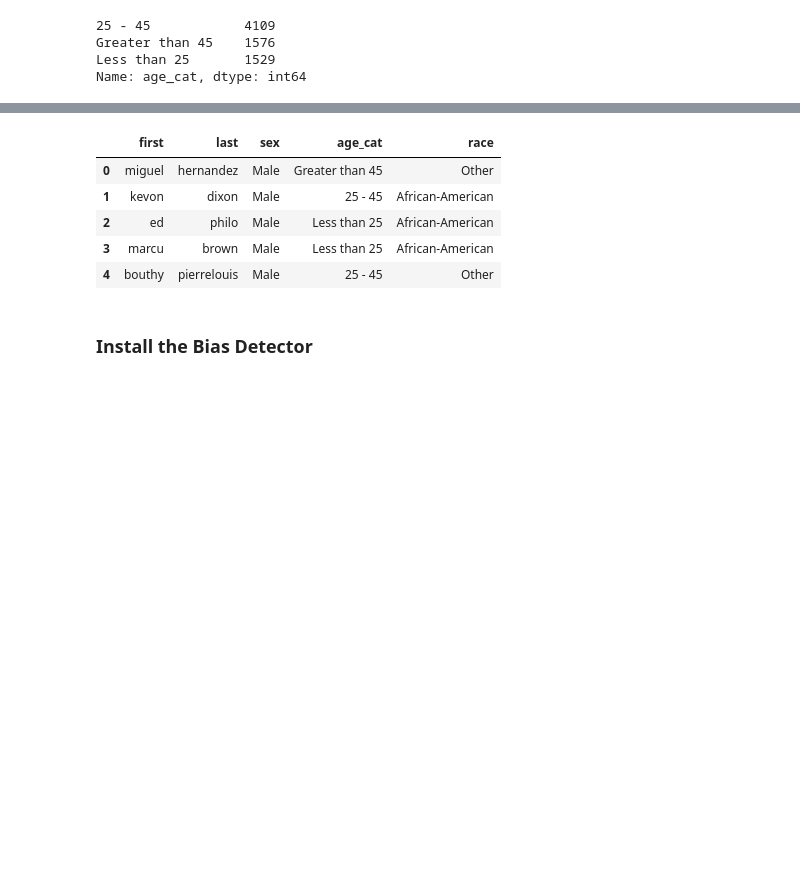
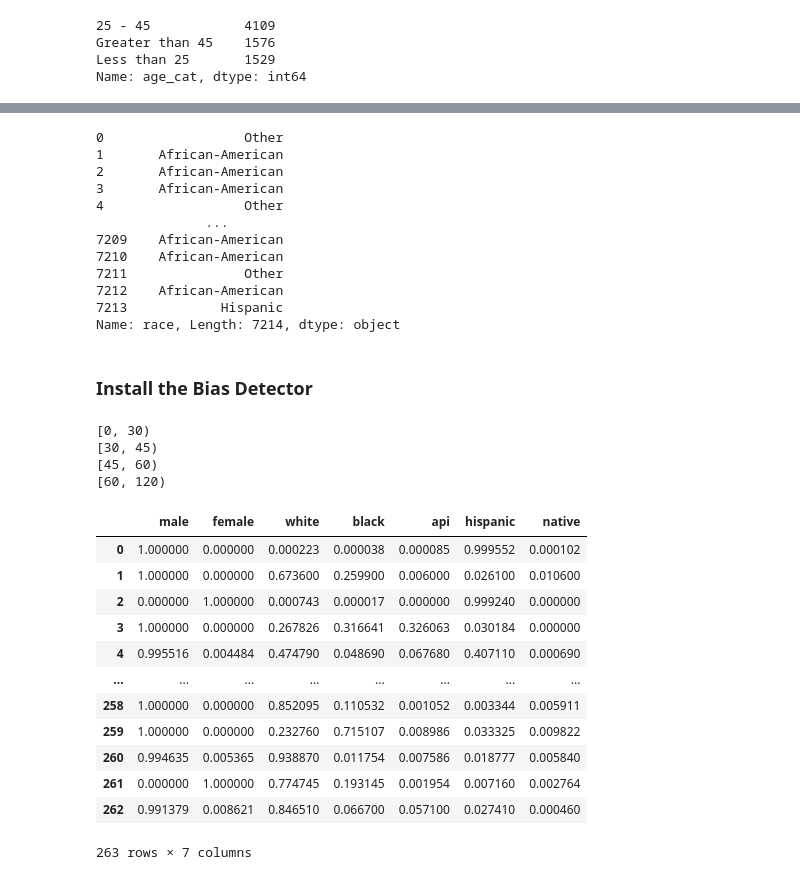
Before and after one commit to intuit/bias-detector, a Jupyter notebook: demos/compas/compas-prediction-per-age.ipynb, the cells around one changed output, grey strips where cells are left out. Cells and saved outputs as stored; diff of their text form; code cells hidden in the pictures; blank space fills up the shorter version.

```diff
--- a/demos/compas/compas-prediction-per-age.ipynb
+++ b/demos/compas/compas-prediction-per-age.ipynb
@@ -37,3 +37,8 @@ df['age_cat'].value_counts()
 Greater than 45    1576
 Less than 25       1529
 Name: age_cat, dtype: int64
+# %%
+#overwrite age cat
+
+df['age_cat'] = pd.cut(df.age, bins = pd.IntervalIndex.from_tuples([(0, 30), (30, 45), (45, 60), (60, 120)], closed='left'))
+df['age_cat']
@@ -40,3 +59,3 @@ Name: age_cat, dtype: int64
 # %%
 
-df = df[['first', 'last', 'sex', 'age_cat', 'race']]
+df = df[['first', 'last', 'sex', 'age_cat', 'race', 'age']]
@@ -43,13 +77,19 @@ df = df[['first', 'last', 'sex', 'age_cat', 'race']]
 # %%
 
-df.head()
+df['race']
 # %% [output]
-|  | first | last | sex | age_cat | race |
-| 0 | miguel | hernandez | Male | Greater than 45 | Other |
-| 1 | kevon | dixon | Male | 25 - 45 | African-American |
-| 2 | ed | philo | Male | Less than 25 | African-American |
-| 3 | marcu | brown | Male | Less than 25 | African-American |
-| 4 | bouthy | pierrelouis | Male | 25 - 45 | Other |
+0                  Other
+1       African-American
+2       African-American
+3       African-American
+4                  Other
+              ...
+7209    African-American
+7210    African-American
+7211               Other
+7212    African-American
+7213            Hispanic
+Name: race, Length: 7214, dtype: object
 # %% [markdown]
 
 ### Install the Bias Detector
@@ -68,16 +108,41 @@ bias_detector = BiasDetector(country='US')
 age_cat_p_groups_correlations = dict()
 
 for name, age_group in df.groupby('age_cat'):
+    print(name)
     age_group = age_group.reset_index(drop=True)
+
+    #print(age_group)
+
     p_groups = bias_detector.get_p_groups(first_names=age_group['first'], last_names=age_group['last'])
+
     true_groups = pd.DataFrame(index=list(range(len(age_group))))
     true_groups['male'] = age_group['sex'] == 'Male'
     true_groups['female'] = age_group['sex'] == 'Female'
+
     true_groups['white'] = age_group['race'] == 'Caucasian'
     true_groups['black'] = age_group['race'] == 'African-American'
-    true_groups['api'] = age_group['race'] == 'Asian'
     true_groups['hispanic'] = age_group['race'] == 'Hispanic'
-    true_groups['native'] = age_group['race'] == 'Native American'
     true_groups = true_groups.fillna(0)
     true_groups = true_groups.astype(float)
-    age_cat_p_groups_correlations[name] = p_groups.corrwith(true_groups)
+    age_cat_p_groups_correlations[str(name)] = p_groups.corrwith(true_groups)
+# %% [output]
+[0, 30)
+[30, 45)
+[45, 60)
+[60, 120)
+# %%
+p_groups
+# %% [output]
+|  | male | female | white | black | api | hispanic | native |
+| 0 | 1.000000 | 0.000000 | 0.000223 | 0.000038 | 0.000085 | 0.999552 | 0.000102 |
+| 1 | 1.000000 | 0.000000 | 0.673600 | 0.259900 | 0.006000 | 0.026100 | 0.010600 |
+| 2 | 0.000000 | 1.000000 | 0.000743 | 0.000017 | 0.000000 | 0.999240 | 0.000000 |
+| 3 | 1.000000 | 0.000000 | 0.267826 | 0.316641 | 0.326063 | 0.030184 | 0.000000 |
+| 4 | 0.995516 | 0.004484 | 0.474790 | 0.048690 | 0.067680 | 0.407110 | 0.000690 |
+| ... | ... | ... | ... | ... | ... | ... | ... |
+| 258 | 1.000000 | 0.000000 | 0.852095 | 0.110532 | 0.001052 | 0.003344 | 0.005911 |
+| 259 | 1.000000 | 0.000000 | 0.232760 | 0.715107 | 0.008986 | 0.033325 | 0.009822 |
+| 260 | 0.994635 | 0.005365 | 0.938870 | 0.011754 | 0.007586 | 0.018777 | 0.005840 |
+| 261 | 0.000000 | 1.000000 | 0.774745 | 0.193145 | 0.001954 | 0.007160 | 0.002764 |
+| 262 | 0.991379 | 0.008621 | 0.846510 | 0.066700 | 0.057100 | 0.027410 | 0.000460 |
+263 rows × 7 columns
```
Also changed, not shown: parts of 16 cells of this notebook.
